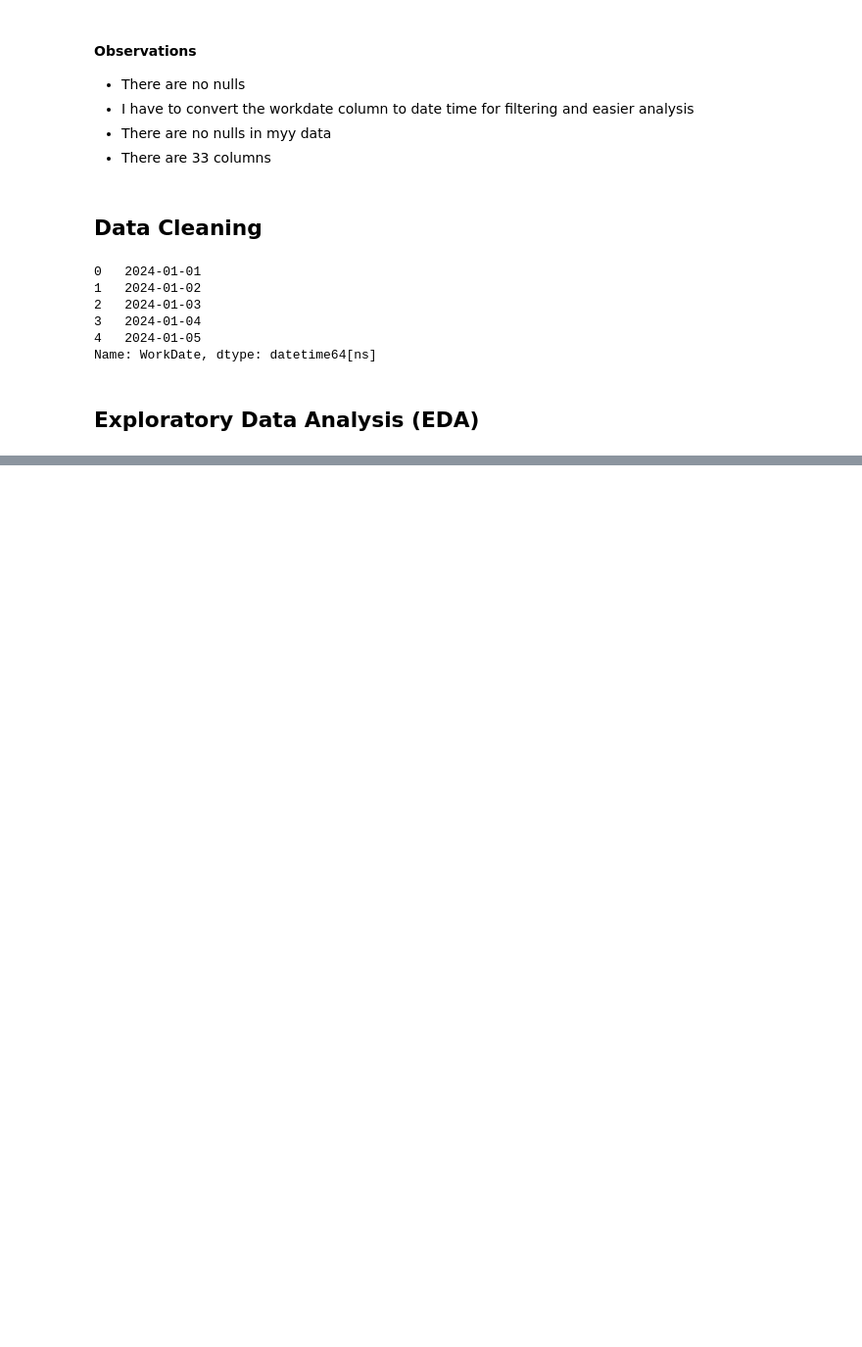
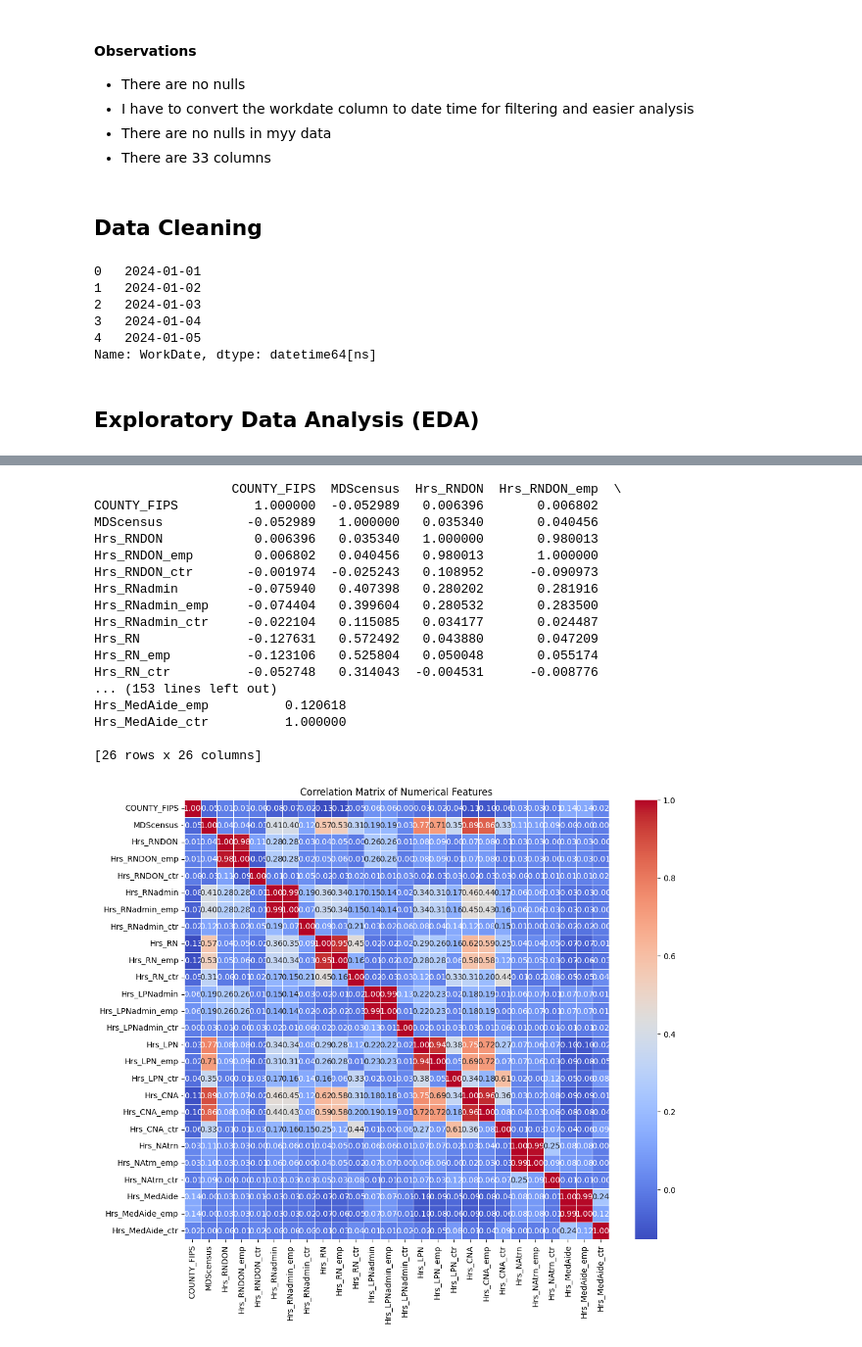
Before and after one commit to Georginahnjeri/Clipboard-Health-Q1-Sales, a Jupyter notebook: main.ipynb, the cells around one changed output, grey strips where cells are left out. Shown at 98% size. Cells and saved outputs as stored; diff of their text form; code cells hidden in the pictures; blank space fills up the shorter version.

```diff
--- a/main.ipynb
+++ b/main.ipynb
@@ -128,0 +224,35 @@ for col in categorical_columns:
+# %%
+#correlation
+# Filter to include only numerical columns
+numerical_data = data.select_dtypes(include=[np.number])
+
+# Calculate the correlation matrix
+corr_matrix = numerical_data.corr()
+
+# Print the correlation matrix
+print(corr_matrix)
+
+# Plot the correlation matrix as a heatmap
+plt.figure(figsize=(12, 10))
+sns.heatmap(corr_matrix, annot=True, cmap='coolwarm', fmt='.2f', linewidths=0.5)
+plt.title('Correlation Matrix of Numerical Features')
+plt.show()
+# %% [output]
+                  COUNTY_FIPS  MDScensus  Hrs_RNDON  Hrs_RNDON_emp  \
+COUNTY_FIPS          1.000000  -0.052989   0.006396       0.006802
+MDScensus           -0.052989   1.000000   0.035340       0.040456
+Hrs_RNDON            0.006396   0.035340   1.000000       0.980013
+Hrs_RNDON_emp        0.006802   0.040456   0.980013       1.000000
+Hrs_RNDON_ctr       -0.001974  -0.025243   0.108952      -0.090973
+Hrs_RNadmin         -0.075940   0.407398   0.280202       0.281916
+Hrs_RNadmin_emp     -0.074404   0.399604   0.280532       0.283500
+Hrs_RNadmin_ctr     -0.022104   0.115085   0.034177       0.024487
+Hrs_RN              -0.127631   0.572492   0.043880       0.047209
+Hrs_RN_emp          -0.123106   0.525804   0.050048       0.055174
+Hrs_RN_ctr          -0.052748   0.314043  -0.004531      -0.008776
+... (153 lines left out)
+Hrs_MedAide_emp          0.120618
+Hrs_MedAide_ctr          1.000000
+
+[26 rows x 26 columns]
+[figure, added]
```
Also changed, not shown: parts of 8 cells of this notebook.
